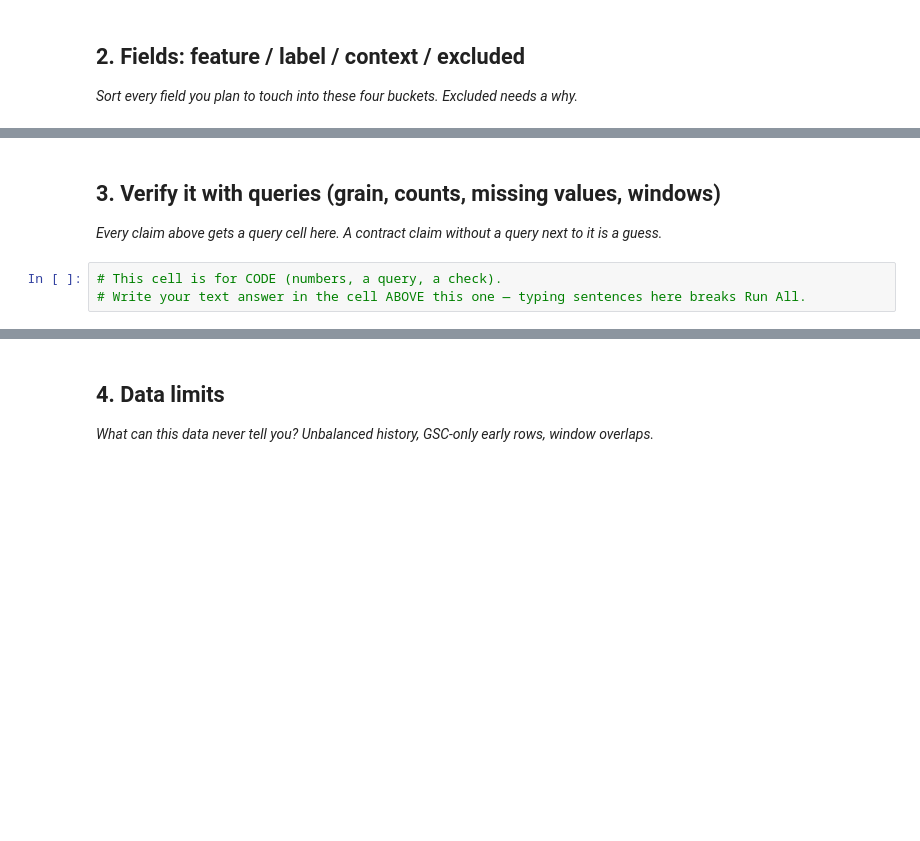
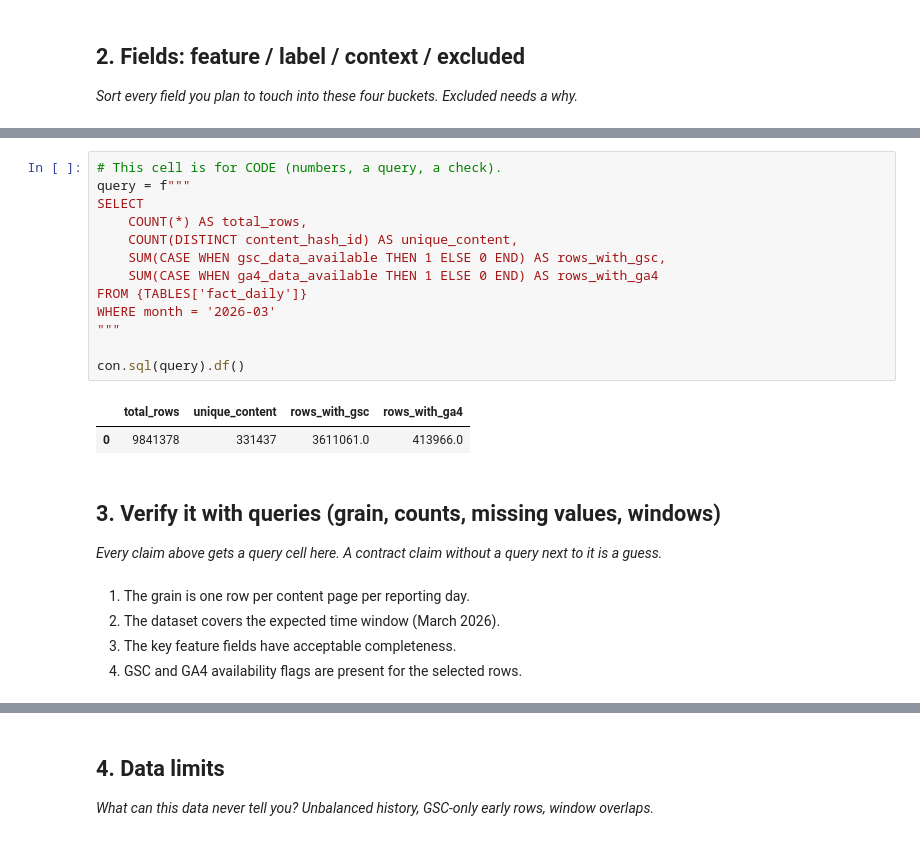
Before and after one commit to adityag30/FlyRank-internship-ML, a Jupyter notebook: work/notebooks/w03_data_contract.ipynb, the cells around one changed output, grey strips where cells are left out. Cells and saved outputs as stored; diff of their text form; blank space fills up the shorter version.

```diff
--- a/work/notebooks/w03_data_contract.ipynb
+++ b/work/notebooks/w03_data_contract.ipynb
@@ -23,7 +105,25 @@ This skeleton is yours to fill. Work the sections **in order** — each one has
+# %%
+# This cell is for CODE (numbers, a query, a check).
+query = f"""
+SELECT
+    COUNT(*) AS total_rows,
+    COUNT(DISTINCT content_hash_id) AS unique_content,
+    SUM(CASE WHEN gsc_data_available THEN 1 ELSE 0 END) AS rows_with_gsc,
+    SUM(CASE WHEN ga4_data_available THEN 1 ELSE 0 END) AS rows_with_ga4
+FROM {TABLES['fact_daily']}
+WHERE month = '2026-03'
+"""
+
+con.sql(query).df()
+# %% [output]
+|  | total_rows | unique_content | rows_with_gsc | rows_with_ga4 |
+| 0 | 9841378 | 331437 | 3611061.0 | 413966.0 |
 # %% [markdown]
 ## 3. Verify it with queries (grain, counts, missing values, windows)
 
 *Every claim above gets a query cell here. A contract claim without a query next to it is a guess.*
-# %%
-# This cell is for CODE (numbers, a query, a check).
-# Write your text answer in the cell ABOVE this one — typing sentences here breaks Run All.
+# %% [markdown]
+1. The grain is one row per content page per reporting day.
+2. The dataset covers the expected time window (March 2026).
+3. The key feature fields have acceptable completeness.
+4. GSC and GA4 availability flags are present for the selected rows.
```
Also changed, not shown: parts of 15 cells of this notebook.
